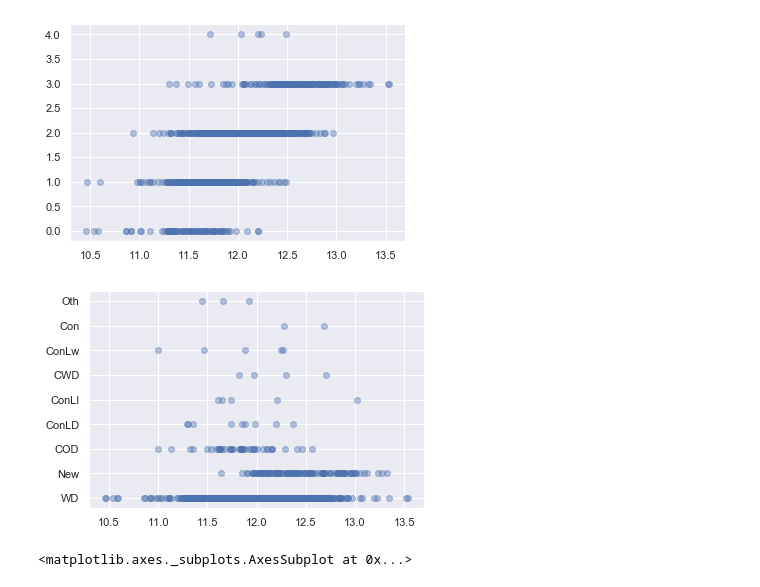
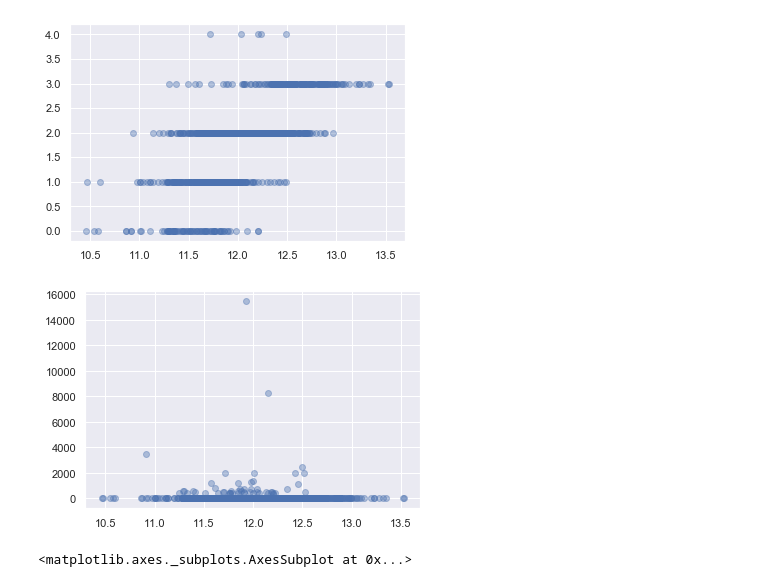
Before and after one commit to DrMegavolt/kaggle_house_iowa, a Jupyter notebook: EDA.ipynb, the cells around one changed output. Cells and saved outputs as stored; diff of their text form; code cells hidden in the pictures.

```diff
--- a/EDA.ipynb
+++ b/EDA.ipynb
@@ -79,10 +79,10 @@ plt.show()
 # %% [output]
 [figure]
 # %%
-plt.scatter( np.log(df['SalePrice']),df['SaleType'],alpha=0.4 )
+plt.scatter( np.log(df['SalePrice']),df['MiscVal'],alpha=0.4 )
 plt.show()
 # %% [output]
-[figure, old version]
+[figure, new version]
 # %%
 df.plot.kde(x='Id', y='SalePrice')
 # %% [output]
```
Also changed, not shown: parts of 3 cells of this notebook, 2 other files.
